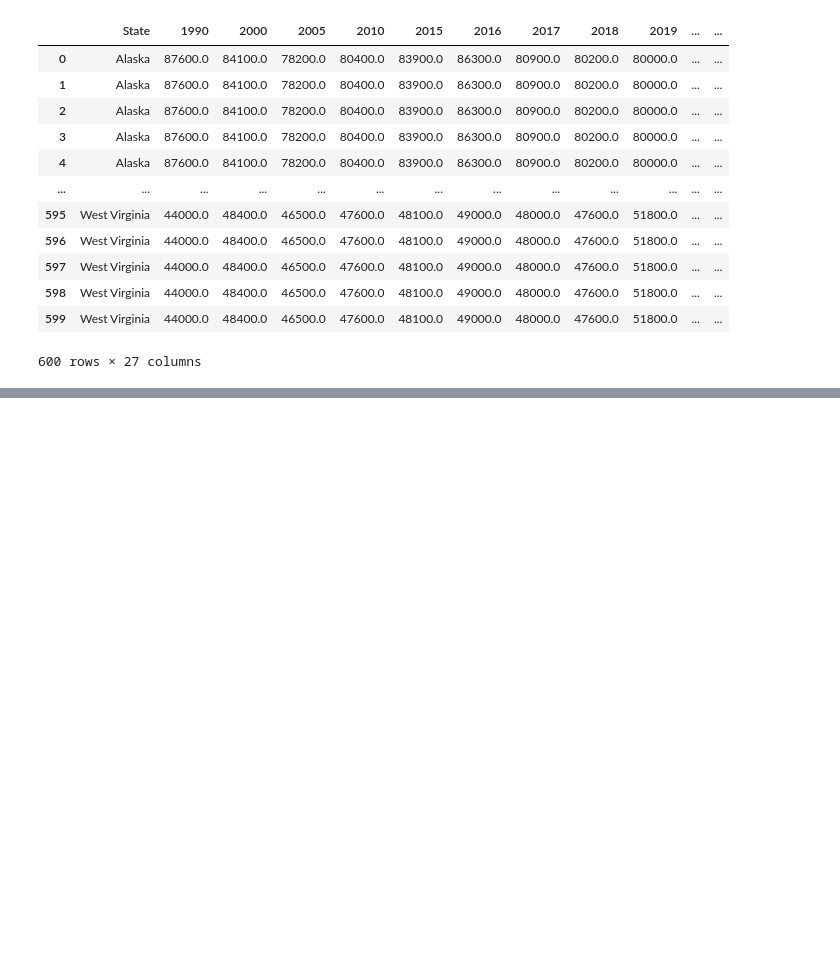
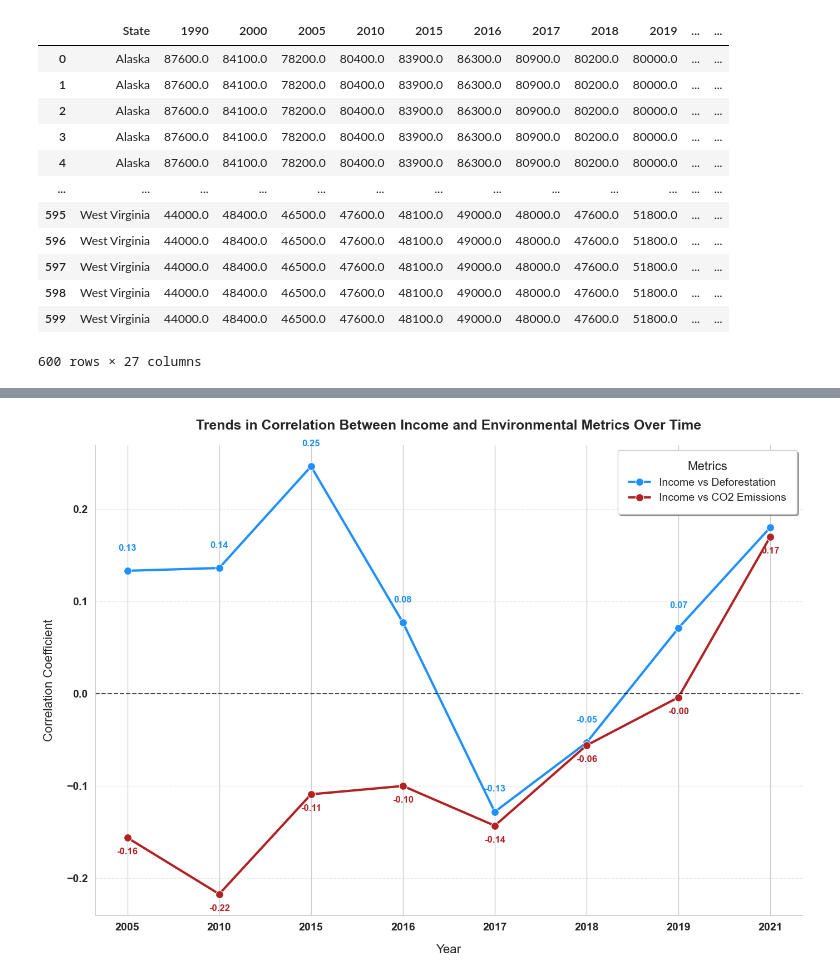
Before and after one commit to nish-nm/made, a Jupyter notebook: project/report.ipynb, the cells around one changed output, grey strips where cells are left out. Cells and saved outputs as stored; diff of their text form; code cells hidden in the pictures; blank space fills up the shorter version.

```diff
--- a/project/report.ipynb
+++ b/project/report.ipynb
@@ -169,0 +224,65 @@ KeyError: 'Income_2005'
+# %%
+plot_data = {
+    "Year": ['2005', '2010', '2015', '2016', '2017', '2018', '2019', '2021'],
+    "Income-Deforestation Correlation": [0.133, 0.136, 0.246, 0.077, -0.128, -0.053, 0.071, 0.180],
+    "Income-CO2 Correlation": [-0.156, -0.217, -0.109, -0.100, -0.143, -0.056, -0.004, 0.170],
+    "Deforestation P-value": [0.00118, 0.00089, 0.00000, 0.05974, 0.00182, 0.19568, 0.08613, 0.00001],
+    "CO2 P-value": [0.00014, 0.00000, 0.00790, 0.01453, 0.00049, 0.17723, 0.93187, 0.00003]
+}
+plot_df = pd.DataFrame(plot_data)
+# %%
+import matplotlib.pyplot as plt
+import seaborn as sns
+
+# Enhanced Beautification of Line Plot with Seaborn
+plt.figure(figsize=(14, 10))
+sns.set_theme(style="whitegrid")
+
+# Plot Income-Deforestation Correlation
+sns.lineplot(
+    x='Year', y='Income-Deforestation Correlation', data=plot_df,
+    marker='o', label='Income vs Deforestation', color='dodgerblue', linewidth=3, markersize=10
+)
+
+# Plot Income-CO2 Correlation
+sns.lineplot(
+    x='Year', y='Income-CO2 Correlation', data=plot_df,
+    marker='o', label='Income vs CO2 Emissions', color='firebrick', linewidth=3, markersize=10
+)
+
+# Customize aesthetics
+plt.title(
+    'Trends in Correlation Between Income and Environmental Metrics Over Time',
+    fontsize=18, weight='bold', pad=20
+)
+plt.ylabel('Correlation Coefficient', fontsize=16, labelpad=15)
+plt.xlabel('Year', fontsize=16, labelpad=15)
+plt.axhline(0, color='black', linewidth=1.5, linestyle='--', alpha=0.7)
+plt.legend(
+    fontsize=14, title="Metrics", title_fontsize=16, loc='upper right', frameon=True, shadow=True, borderpad=1
+)
+plt.xticks(fontsize=14, weight='bold')
+plt.yticks(fontsize=14, weight='bold')
+plt.grid(axis='y', linestyle='--', alpha=0.4)
+sns.despine()
+
+# Add annotations above the lines
+for i, row in plot_df.iterrows():
+    # Annotate Income-Deforestation Correlation
+    plt.text(
+        row['Year'], row['Income-Deforestation Correlation'] + 0.02,  # Adjusted position above the line
+        f"{row['Income-Deforestation Correlation']:.2f}",
+        color='dodgerblue', fontsize=12, ha='center', va='bottom', weight='bold'
+    )
+    # Annotate Income-CO2 Correlation
+    plt.text(
+        row['Year'], row['Income-CO2 Correlation'] - 0.02,  # Adjusted position above the line
+        f"{row['Income-CO2 Correlation']:.2f}",
+        color='firebrick', fontsize=12, ha='center', va='bottom', weight='bold'
+    )
+
+# Show the plot
+plt.tight_layout()
+plt.show()
+# %% [output]
+[figure, added]
```
Also changed, not shown: parts of 15 cells of this notebook, 4 other files.
